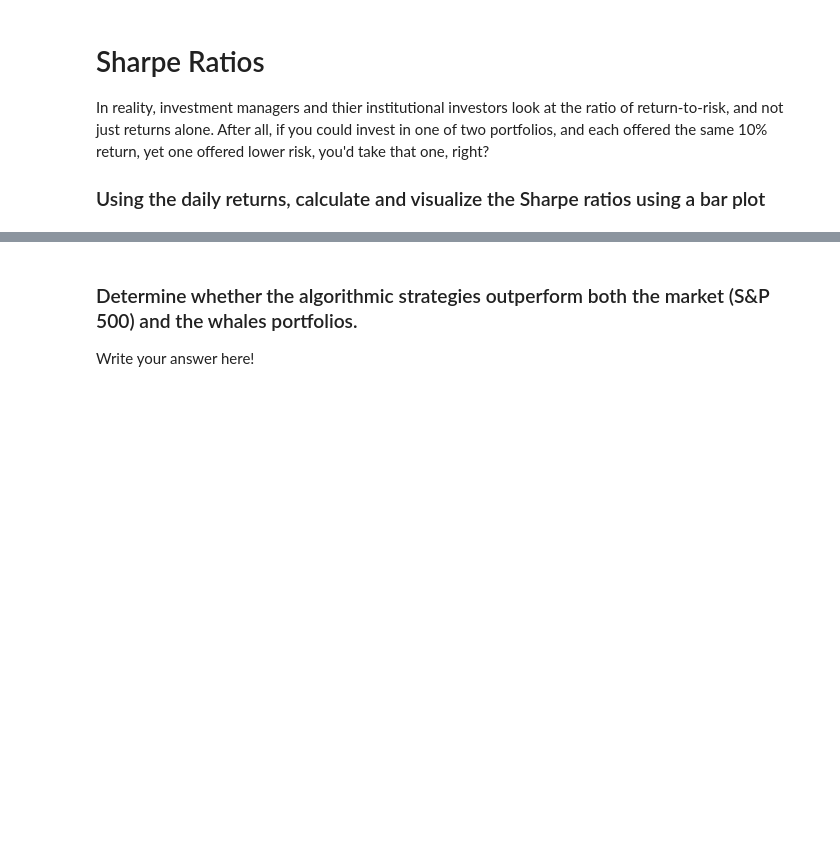
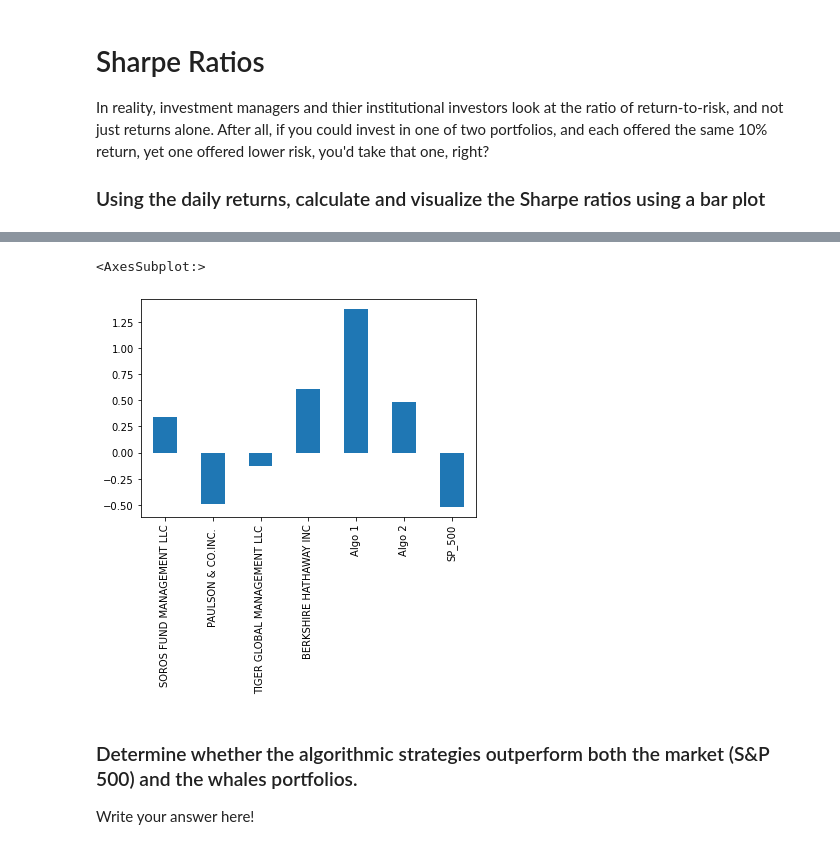
Before and after one commit to DanGodzich/algos_whales, a Jupyter notebook: whale_analysis.ipynb, the cells around one changed output, grey strips where cells are left out. Cells and saved outputs as stored; diff of their text form; code cells hidden in the pictures; blank space fills up the shorter version.

```diff
--- a/whale_analysis.ipynb
+++ b/whale_analysis.ipynb
@@ -333,3 +363,5 @@ In reality, investment managers and thier institutional investors look at the ra
 ### Using the daily returns, calculate and visualize the Sharpe ratios using a bar plot
 # %%
 # Annualized Sharpe Ratios
+sharpe_ratio=all_returns.mean()/all_returns.std()
+sharpe_ratio
@@ -335,0 +377,3 @@ In reality, investment managers and thier institutional investors look at the ra
+# %%
+annualized_sharpe=(252**0.5) * sharpe_ratio
+annualized_sharpe
@@ -336,5 +389,9 @@ In reality, investment managers and thier institutional investors look at the ra
 # %%
 # Visualize the sharpe ratios as a bar plot
+annualized_sharpe.plot.bar()
+# %% [output]
+<AxesSubplot:>
+[figure, added]
 # %% [markdown]
 ### Determine whether the algorithmic strategies outperform both the market (S&P 500) and the whales portfolios.
 
```
Also changed, not shown: parts of 9 cells of this notebook.
